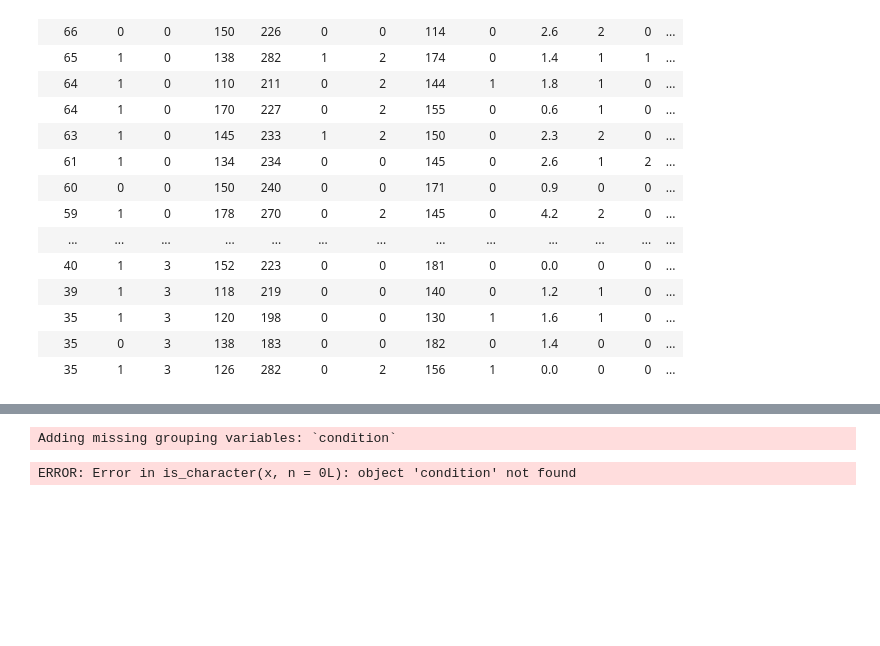
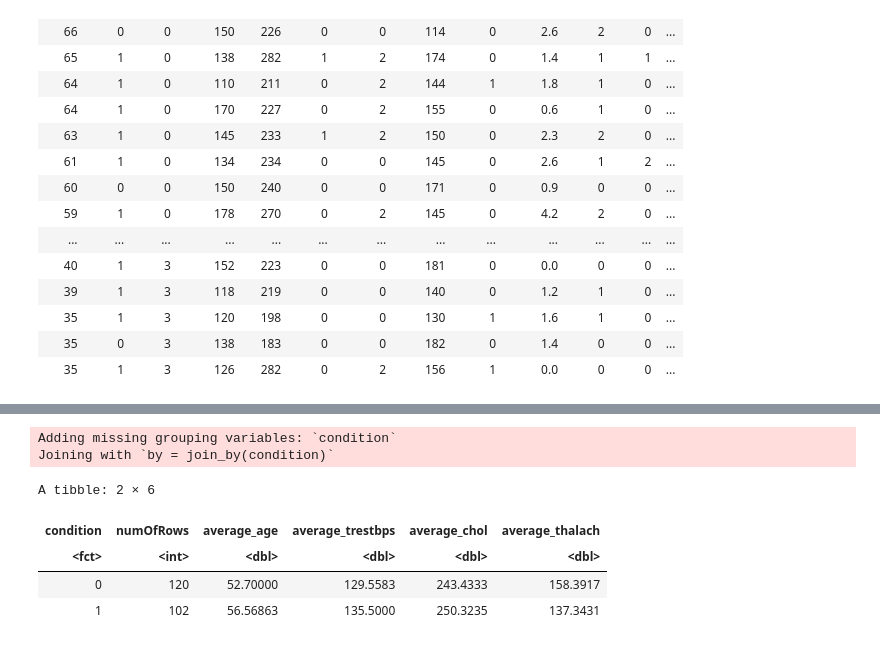
Before and after one commit to ChristianGoncalvesOG/DSCI-100-009-013, a Jupyter notebook: DataWork.ipynb, the cells around one changed output, grey strips where cells are left out. Cells and saved outputs as stored; diff of their text form; code cells hidden in the pictures; blank space fills up the shorter version.

```diff
--- a/DataWork.ipynb
+++ b/DataWork.ipynb
@@ -84,17 +84,22 @@ hungary_text <- testing(hungary_split)
 # %%
 hungary_table_sum <- hungary_train |>
     group_by(condition) |>
     summarize(numOfRows = n())
 
 hungary_table_mean <- hungary_train |>
     group_by(condition) |>
-    select(age, trestbps, chol) |>
-    summarize(average_age = mean(age), average_trestbps = mean(trestbps), average_chol = mean(chol))
+    select(age, trestbps, chol, thalach) |>
+    summarize(average_age = mean(age), average_trestbps = mean(trestbps), average_chol = mean(chol), average_thalach = mean(thalach))
 
-hungary_table <- hungary_train |>
-    semi_join()
+hungary_table <- hungary_table_sum |>
+    full_join(hungary_table_mean)
 
 hungary_table
 # %% [output]
 Adding missing grouping variables: `condition`
+Joining with `by = join_by(condition)`
-ERROR: Error in is_character(x, n = 0L): object 'condition' not found
+A tibble: 2 × 6
+| condition | numOfRows | average_age | average_trestbps | average_chol | average_thalach |
+| <fct> | <int> | <dbl> | <dbl> | <dbl> | <dbl> |
+| 0 | 120 | 52.70000 | 129.5583 | 243.4333 | 158.3917 |
+| 1 | 102 | 56.56863 | 135.5000 | 250.3235 | 137.3431 |
```
Also changed, not shown: parts of 3 cells of this notebook.
